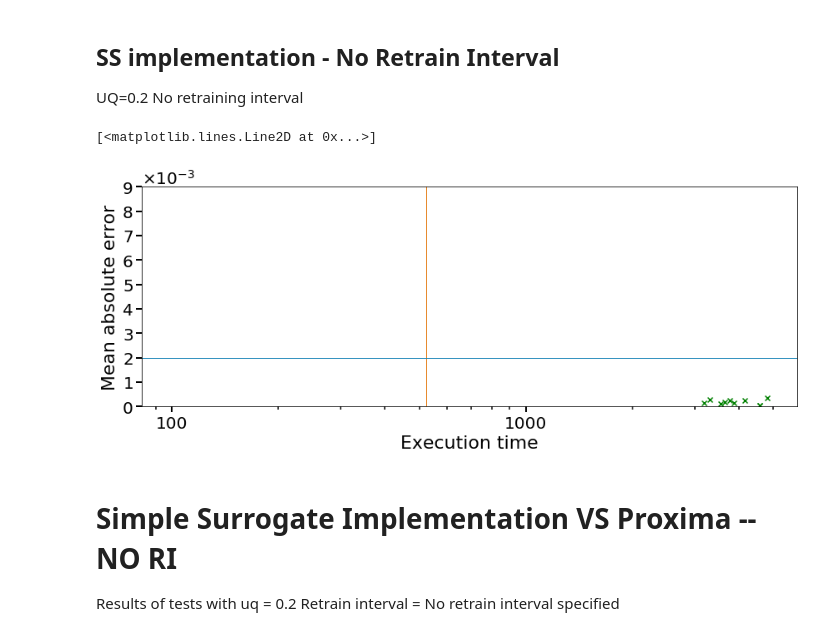
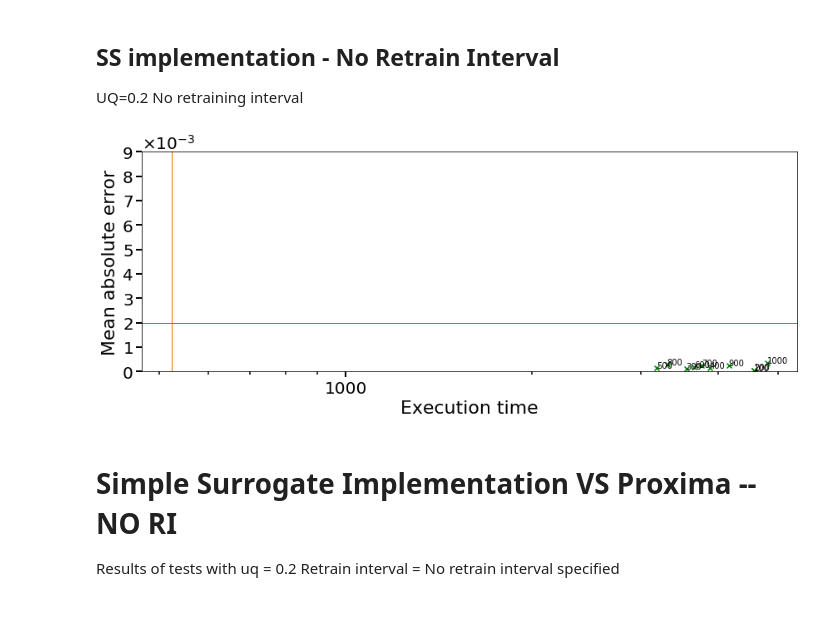
Before and after one commit to YulianaGomez/proxima_analysis, a Jupyter notebook: notebooks/Integrated.ipynb, the cells around one changed output. Drawn from its saved outputs; the diff is of its cells as text; code cells hidden in the pictures.

Commit message:
new graphs

```diff
--- a/notebooks/Integrated.ipynb
+++ b/notebooks/Integrated.ipynb
@@ -86,6 +86,9 @@ def _plot_cases(cases):
         df = case.get('df')
         x = case.get('x')
         y = case.get('y')
+        t      = case.get('t')
+        #print(t)
+        s      = case.get('s', 36)
         color = case.get('color', 'Black')
         label = case.get('label', None)
         marker = case.get('marker', 'o')
@@ -93,6 +96,9 @@ def _plot_cases(cases):
         legend = case.get('legend', True)
         s = case.get('s', 36)
         df.plot.scatter(x=x, y=y, color=color, label=label, marker=marker, s=s, ax=ax, fontsize=BIG)
+        data   = [(x,y,t) for (x,y,t) in zip(df[x], df[y], df[t])]
+        for x, y, t in data:
+            ax.annotate(t, (x, y))
 
     ax.set_ylim([0.0, 0.009])
     ax.set_xscale('log')
@@ -110,6 +116,9 @@ def _plot_cases(cases):
     plt.ylabel('Mean absolute error', fontsize=BIG)
     plt.xticks(fontsize=MEDIUM)
     plt.yticks(fontsize=MEDIUM)
+
+
+
     ax.yaxis.get_offset_text().set_fontsize(MEDIUM)
     if legend:
         ax.legend(fontsize=BIG, markerscale=2)
@@ -228,15 +258,13 @@ bs[bs['mae']<0.002]"""
 UQ=0.2 No retraining interval
 # %%
 cases = (
-        {'df': results['SS-UQ02-NORT_staticalpha'], 'x':'time', 'y':'mae', 'color':'Green', 'marker':'x', 'legend':False},
+        {'df': results['SS-UQ02-NORT_staticalpha'], 'x':'time', 'y':'mae','t': 'temperature', 'color':'Green', 'marker':'x', 'legend':False},
         #{'df': results['SS-UQ02-NORT_staticalpha'], 'x':'time', 'y':'mae', 'color':'Green', 'marker':'x', 'legend':False},
     )
 _plot_cases(cases)
-plt.plot(hf_times['Temp[K]'], hf_times['Runtime[s]'], 'o')
 #plt.savefig('Figures/ss_nort.pdf')
 # %% [output]
-[<matplotlib.lines.Line2D at 0x...>]
-[figure, old version]
+[figure, new version]
 # %% [markdown]
 # Simple Surrogate Implementation VS Proxima -- NO RI
 Results of tests with
```
Also changed, not shown: parts of 5 cells of this notebook.
